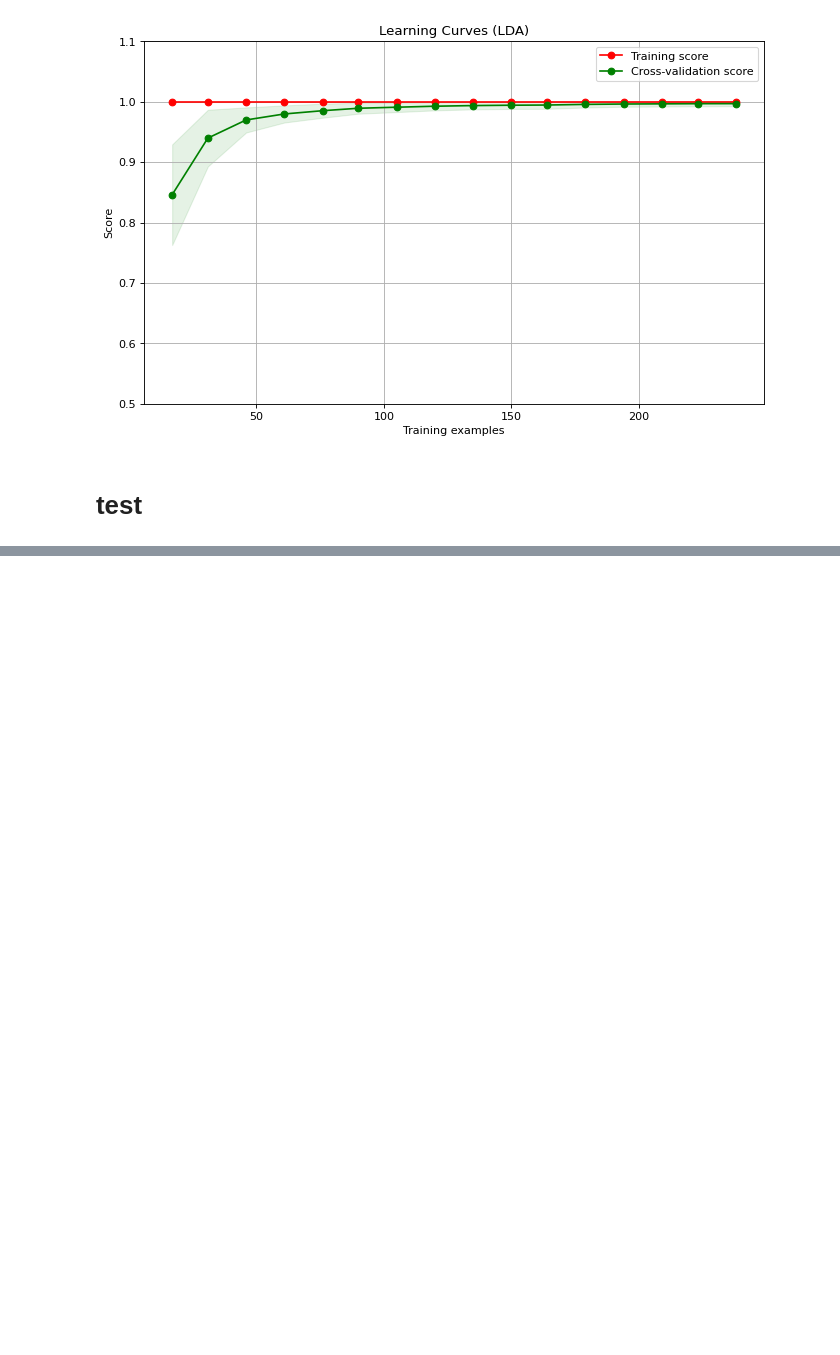
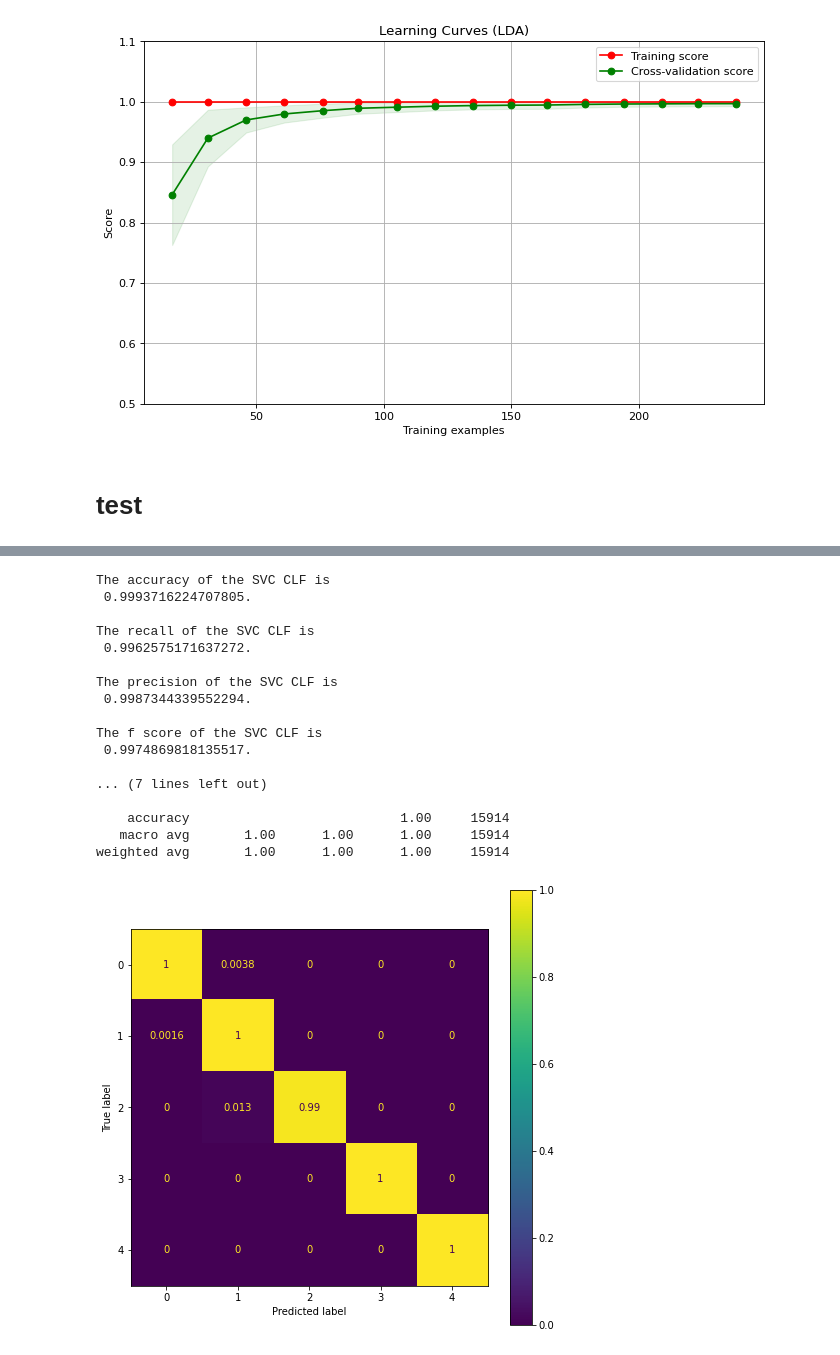
Before and after one commit to Amirosein/AGB-stars-ML-project, a Jupyter notebook: Milestone2/AGB_Project_2.ipynb, the cells around one changed output, grey strips where cells are left out. Drawn from its saved outputs; the diff is of its cells as text; code cells hidden in the pictures; blank space fills up the shorter version.

```diff
--- a/Milestone2/AGB_Project_2.ipynb
+++ b/Milestone2/AGB_Project_2.ipynb
@@ -349,0 +378,22 @@ plot_learning_curve(estimator, title, X_ps, Y_O, ylim=(0.5, 1.1),
+# %%
+Model_eval(Sclf, x_test , y_test ,
+           normalize='true', Modelname='SVC')
+# %% [output]
+The accuracy of the SVC CLF is
+ 0.9993716224707805.
+
+The recall of the SVC CLF is
+ 0.9962575171637272.
+
+The precision of the SVC CLF is
+ 0.9987344339552294.
+
+The f score of the SVC CLF is
+ 0.9974869818135517.
+
+... (7 lines left out)
+
+    accuracy                           1.00     15914
+   macro avg       1.00      1.00      1.00     15914
+weighted avg       1.00      1.00      1.00     15914
+[figure, added]
```
Also changed, not shown: parts of 4 cells of this notebook.
